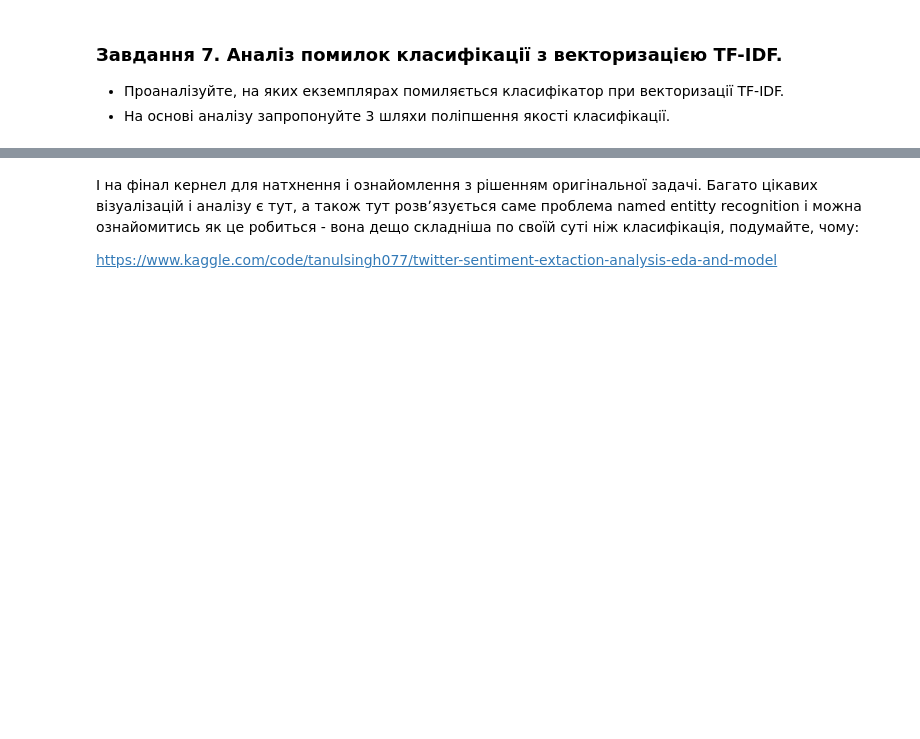
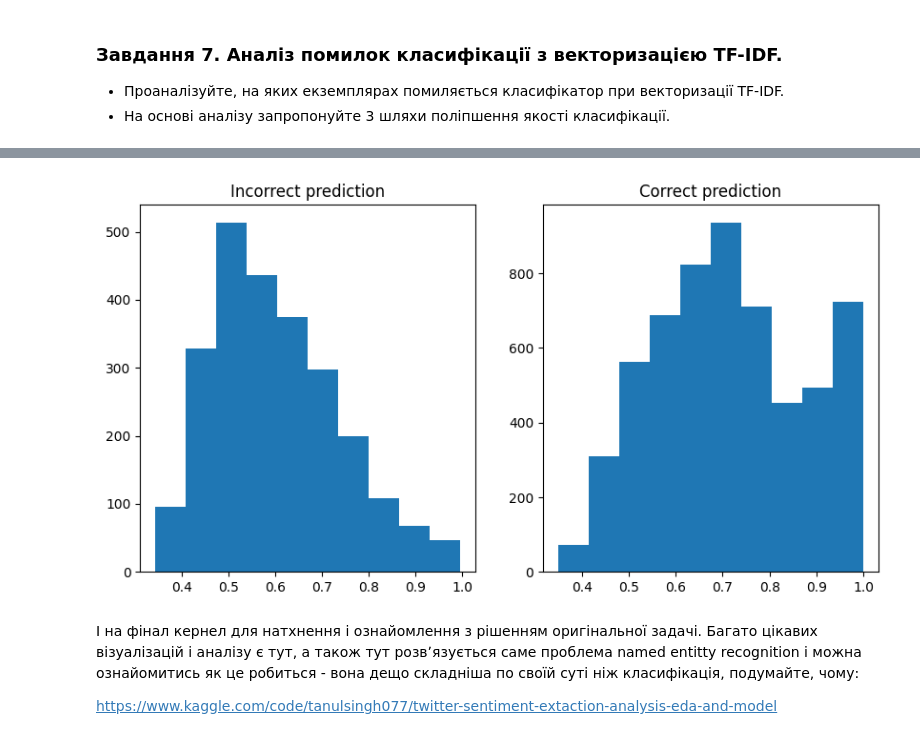
Before and after one commit to Daria-Lytvynenko/ML_course, a Jupyter notebook: HW_NLP_Classification.ipynb, the cells around one changed output, grey strips where cells are left out. Cells and saved outputs as stored; diff of their text form; code cells hidden in the pictures; blank space fills up the shorter version.

```diff
--- a/HW_NLP_Classification.ipynb
+++ b/HW_NLP_Classification.ipynb
@@ -345,2 +338,0 @@ tfidf=TfidfVectorizer(lowercase=True,
-# %%
-tfidf.fit(X_train_tfidf)
@@ -355,8 +339,5 @@ TfidfVectorizer(max_features=10000,
-# %%
-X_train_tfidf=tfidf.transform(X_train_tfidf)
-X_test_tfidf=tfidf.transform(X_test_tfidf)
 # %%
-logreg=LogisticRegression(solver='saga', penalty='l2')
+logreg=LogisticRegression(solver='saga', penalty='l1')
 # %%
 logreg.fit(X_train_tfidf, y_train)
 pred_tfidf=logreg.predict(X_test_tfidf)
@@ -379,3 +386,6 @@ array([[1365,  829,  162],
 
 - Проаналізуйте, на яких екземплярах помиляється класифікатор при векторизації TF-IDF.
 - На основі аналізу запропонуйте 3 шляхи поліпшення якості класифікації.
+# %%
+pred_test=pd.concat([y_test.reset_index(drop=True), pd.Series(pred_tfidf, name='pred_class'), pd.DataFrame(logreg.predict_proba(X_test_tfidf), columns=['neg', 'neutr', 'pos']),
+                      pd.Series(np.max(logreg.predict_proba(X_test_tfidf), axis=1), name='max_proba')], axis=1)
@@ -382,3 +414,12 @@ array([[1365,  829,  162],
+# %%
+fig, ax=plt.subplots(nrows=1, ncols=2, figsize=(10,5))
+ax[0].hist(pred_test[pred_test['sentiment']!=pred_test['pred_class']]['max_proba'])
+ax[0].set_title('Incorrect prediction')
+ax[1].hist(pred_test[pred_test['sentiment']==pred_test['pred_class']]['max_proba'])
+ax[1].set_title('Correct prediction')
+fig.show()
+# %% [output]
+[figure, added]
 # %% [markdown]
 І на фінал кернел для натхнення і ознайомлення з рішенням оригінальної задачі. Багато цікавих візуалізацій і аналізу є тут, а також тут розвʼязується саме проблема named entitty recognition і можна ознайомитись як це робиться - вона дещо складніша по своїй суті ніж класифікація, подумайте, чому:
 
```
Also changed, not shown: parts of 39 cells of this notebook.
